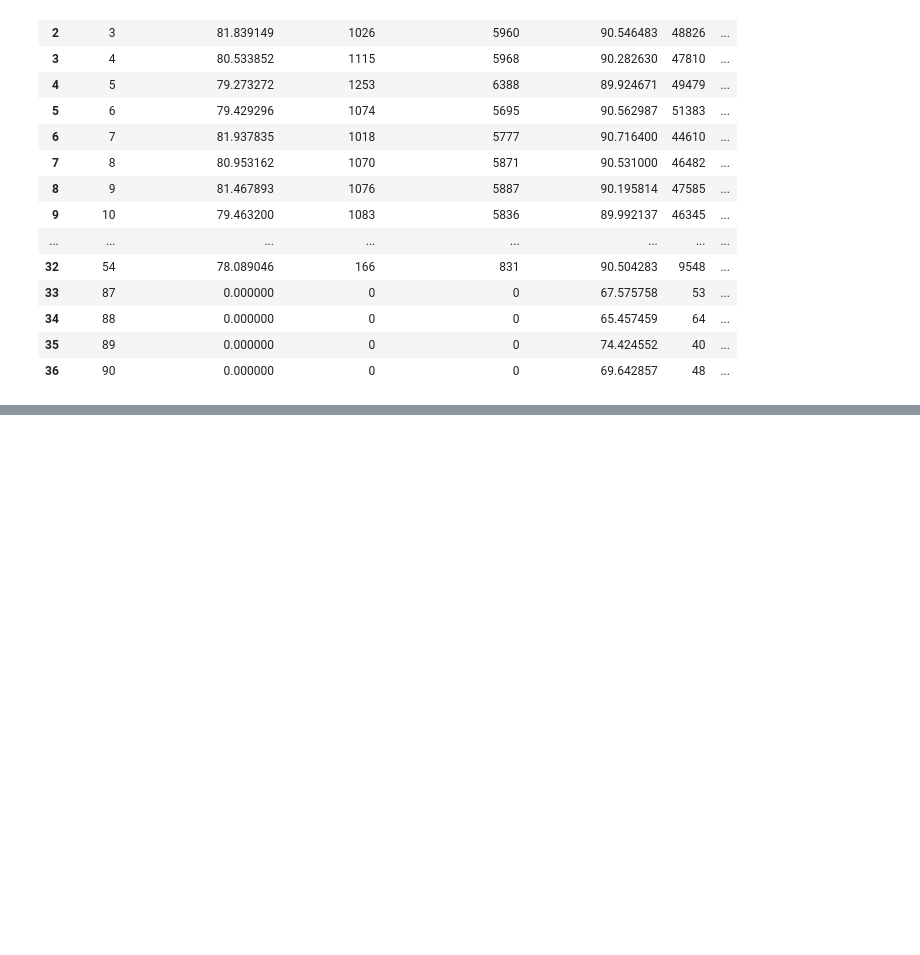
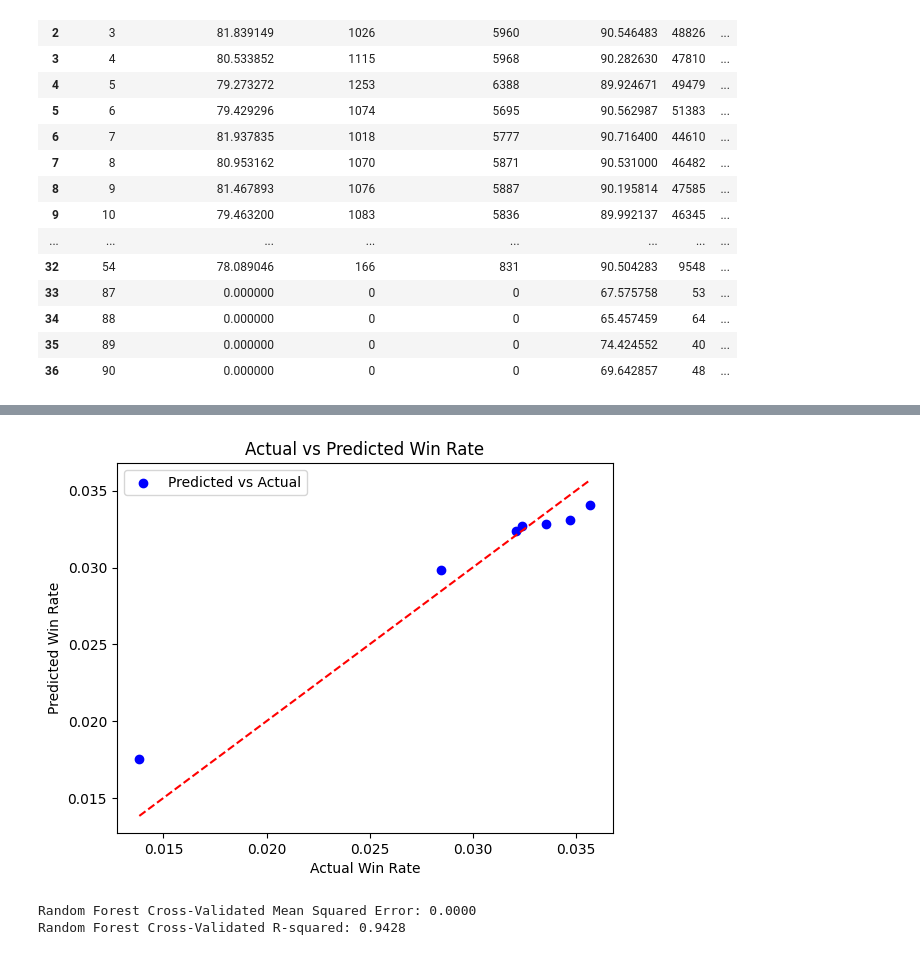
Before and after one commit to colincranwell/itcs-3162-group-8-project, a Jupyter notebook: Group8_Final.ipynb, the cells around one changed output, grey strips where cells are left out. Drawn from its saved outputs; the diff is of its cells as text; code cells hidden in the pictures; blank space fills up the shorter version.

Commit message:
random forest errors plotted. strong correlation found

```diff
--- a/Group8_Final.ipynb
+++ b/Group8_Final.ipynb
@@ -725,0 +728,13 @@ plt.show()
+# %%
+import matplotlib.pyplot as plt
+
+# Plot Actual vs Predicted values
+plt.scatter(y_test, y_pred_rf, color='blue', label='Predicted vs Actual')
+plt.plot([min(y_test), max(y_test)], [min(y_test), max(y_test)], color='red', linestyle='--')  # Identity line
+plt.xlabel('Actual Win Rate')
+plt.ylabel('Predicted Win Rate')
+plt.title('Actual vs Predicted Win Rate')
+plt.legend()
+plt.show()
+# %% [output]
+[figure, added]
@@ -725,0 +786,10 @@ plt.show()
+# %%
+# Calculate average metrics
+mean_mse_rf = np.mean(mse_list)
+mean_r2_rf = np.mean(r2_list)
+
+print(f"Random Forest Cross-Validated Mean Squared Error: {mean_mse_rf:.4f}")
+print(f"Random Forest Cross-Validated R-squared: {mean_r2_rf:.4f}")
+# %% [output]
+Random Forest Cross-Validated Mean Squared Error: 0.0000
+Random Forest Cross-Validated R-squared: 0.9428
```
Also changed, not shown: parts of 7 cells of this notebook.
